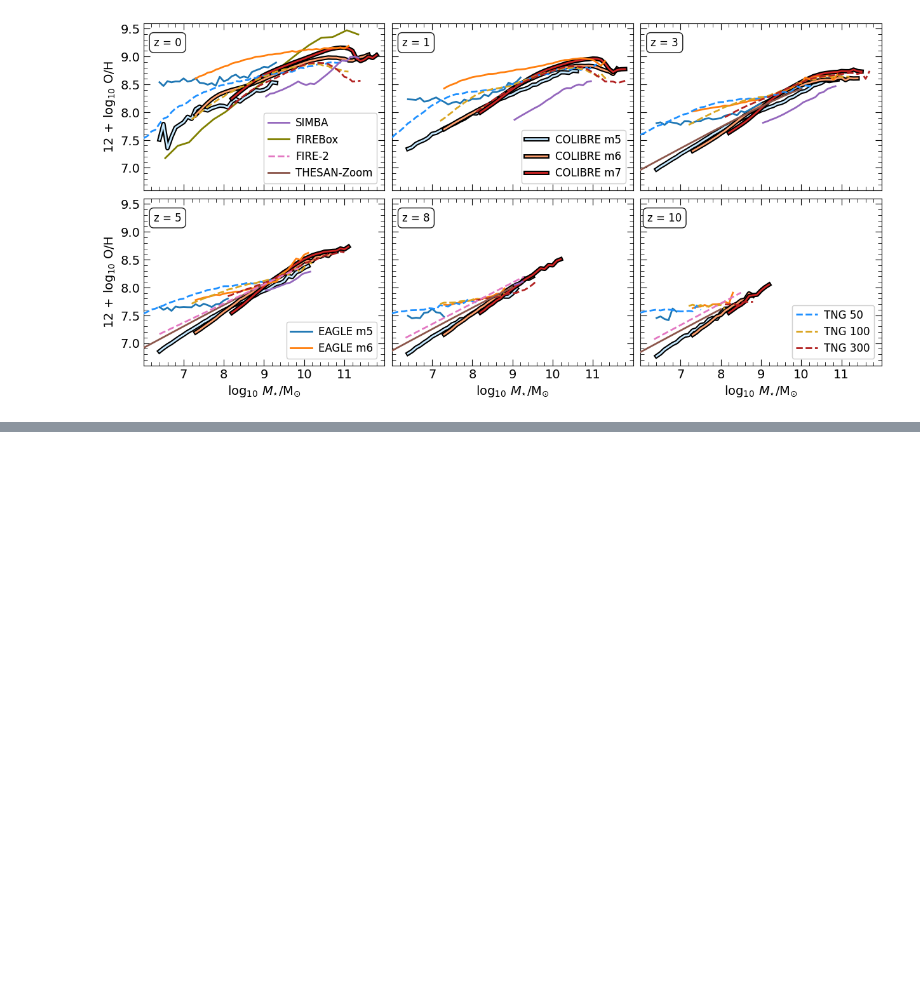
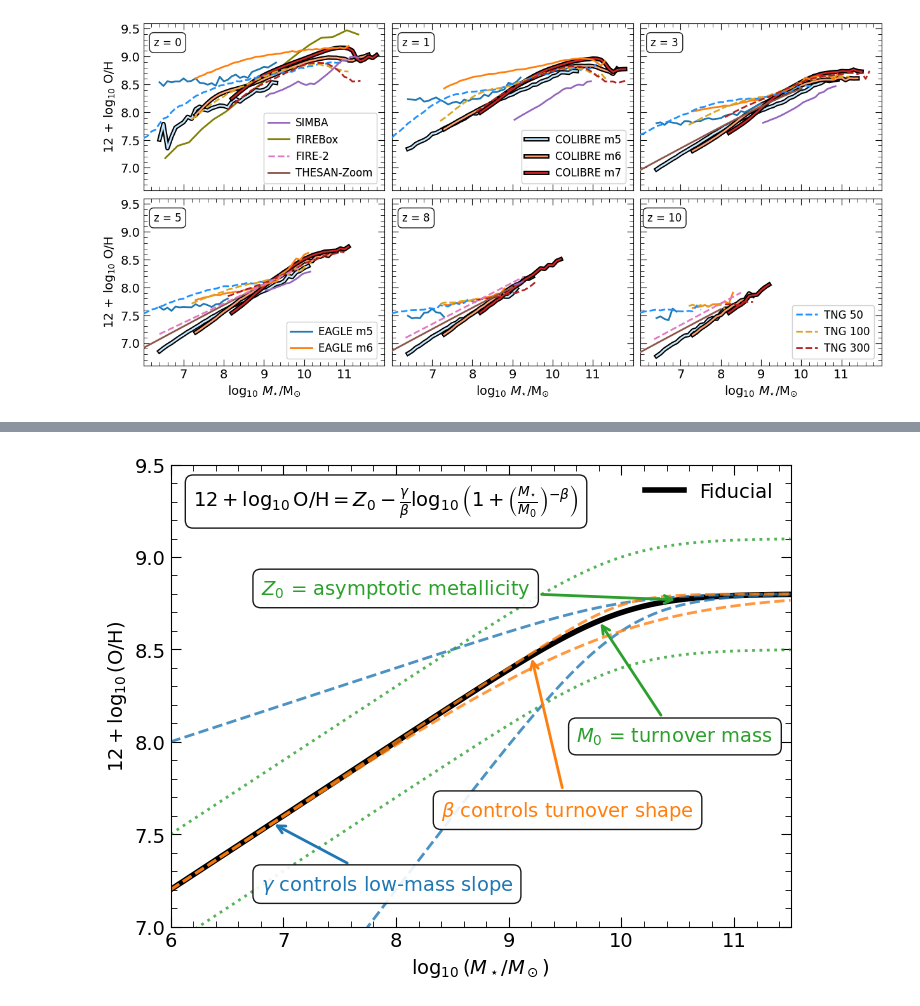
Before and after one commit to psharda/colibre_mzr_sharda26, a Jupyter notebook: plotting_scripts.ipynb, the cells around one changed output, grey strips where cells are left out. Saved outputs shown, nothing was run; the diff lists cells and outputs as text; code cells hidden in the pictures; blank space fills up the shorter version.

Commit message:
add data and code for figure 8

```diff
--- a/plotting_scripts.ipynb
+++ b/plotting_scripts.ipynb
@@ -779,0 +781,79 @@ Cell took 2.25 s
+# %%
+_tstart = time.time()
+
+# Define function
+def mzr(Mstar, gamma, beta, Z0, M0):
+    return Z0 - (gamma / beta) * np.log10(1 + (Mstar / M0)**(-beta))
+
+Mstar = np.logspace(6, 11.5, 300)
+
+fontsize = 14
+
+# Fiducial parameters
+gamma0 = 0.4
+beta0  = 1.2
+Z00    = 8.8
+M00    = 1e10
+
+fig, ax = plt.subplots(figsize=(8,6))
+
+# --- Fiducial curve ---
+y0 = mzr(Mstar, gamma0, beta0, Z00, M00)
+ax.plot(np.log10(Mstar), y0, color='k', lw=4, label='Fiducial')
+
+# --- Vary gamma (low-mass slope) ---
+for g in [0.2, 0.8]:
+    ax.plot(np.log10(Mstar), mzr(Mstar, g, beta0, Z00, M00),
+            ls='--', color='C0', alpha=0.8, lw=2)
+
+# --- Vary beta (turnover sharpness) ---
+for b in [0.6, 2.0]:
+    ax.plot(np.log10(Mstar), mzr(Mstar, gamma0, b, Z00, M00),
+            ls='--', color='C1', alpha=0.8,lw=2)
+
+# --- Vary Z0 (vertical shift) ---
+for z0 in [8.5, 9.1]:
+    ax.plot(np.log10(Mstar), mzr(Mstar, gamma0, beta0, z0, M00),
+            ls=':', color='C2', alpha=0.8,lw=2)
+
+bbox = dict(boxstyle='round,pad=0.4',facecolor='white',edgecolor='black',alpha=0.9)
+
+ax.annotate(r'$\gamma$ controls low-mass slope',
+            xy=(6.9, mzr(10**6.9, gamma0, beta0, Z00, M00)),
+            xytext=(6.8, 7.2),
+            arrowprops=dict(arrowstyle='->', color='C0', lw=2),
+            color='C0',fontsize=fontsize,bbox=bbox)
+
+ax.annotate(r'$\beta$ controls turnover shape',
+            xy=(9.2, mzr(10**9.2, gamma0, beta0, Z00, M00)),
+            xytext=(8.4, 7.6),
+            arrowprops=dict(arrowstyle='->', color='C1', lw=2),
+            color='C1',fontsize=fontsize,bbox=bbox)
+
+ax.annotate(r'$Z_0$ = asymptotic metallicity',
+            xy=(10.5, mzr(10**10.5, gamma0, beta0, Z00, M00)),
+            xytext=(6.8, 8.8),
+            arrowprops=dict(arrowstyle='->', color='C2', lw=2),
+            color='C2',fontsize=fontsize,bbox=bbox)
+
+ax.annotate(r'$M_0$ = turnover mass',
+            xy=(9.8, mzr(10**9.8, gamma0, beta0, Z00, M00)),
+            xytext=(9.6, 8.0),
+            arrowprops=dict(arrowstyle='->', color='C2',lw=2),
+            color='C2',fontsize=fontsize,bbox=bbox)
+
+ax.set_xlabel(r'$\log_{10}(M_\star / M_\odot)$', fontsize=fontsize)
+ax.set_ylabel(r'$12 + \log_{10}(\mathrm{O/H})$', fontsize=fontsize)
+
+ax.set_xlim(6, 11.5)
+ax.set_ylim(7.0, 9.5)
+
+ax.text(6.2, 9.3, r'$12 + \log_{10}\mathrm{O/H} = Z_0 - \frac{\gamma}{\beta} \log_{10}\left(1 + \left(\frac{M_{\star}}{M_0}\right)^{-\beta}\right)$',
+       ha='left', va='center', fontsize=fontsize,bbox=bbox)
+
+ax.legend(frameon=False,fontsize=fontsize)
+set_allticks(ax)
+
+#fig.savefig('Figure7.pdf', bbox_inches='tight')
+print(f"Cell took {time.time() - _tstart:.2f} s")
+# %% [output]
@@ -779,0 +861 @@ Cell took 2.25 s
+[figure, added]
```
Also changed, not shown: parts of 5 cells of this notebook, 9 other files.
